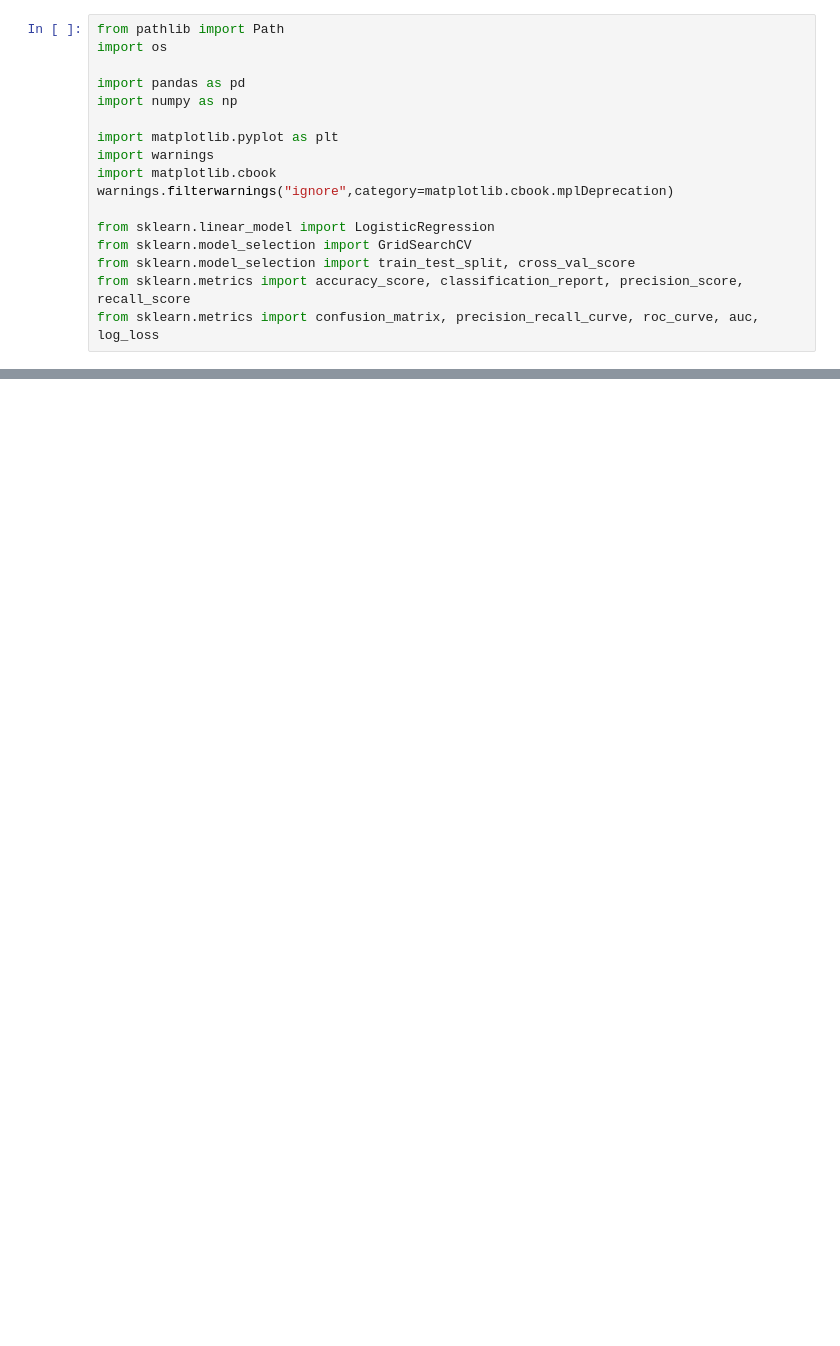
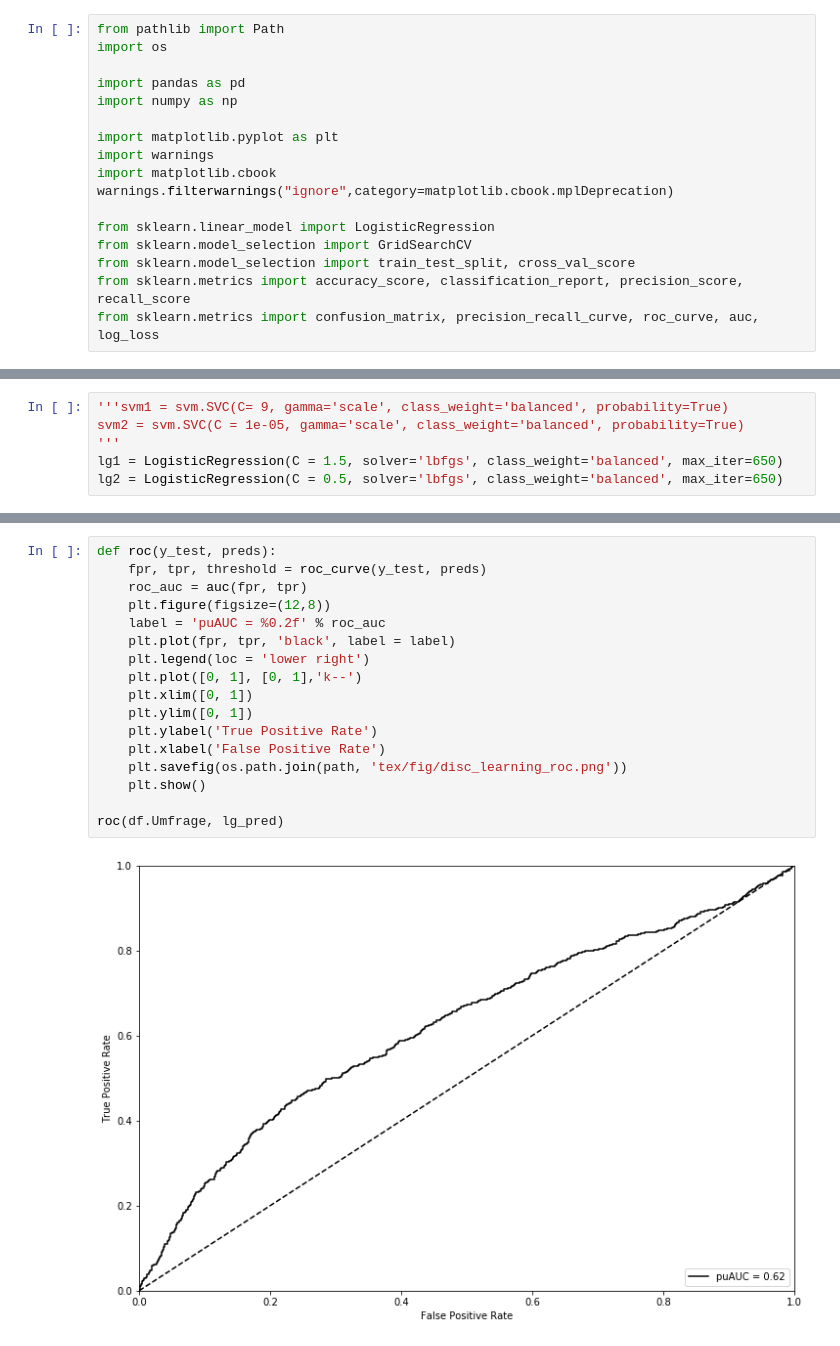
Before and after one commit to laksannathan/maximal-representative-sampling, a Jupyter notebook: src/Discriminative Learning For MRS.ipynb, the cells around one changed output, grey strips where cells are left out. Drawn from its saved outputs; the diff is of its cells as text; blank space fills up the shorter version.

```diff
--- a/src/Discriminative Learning For MRS.ipynb
+++ b/src/Discriminative Learning For MRS.ipynb
@@ -184,0 +187,6 @@ best score: 0.8800745650372825
+# %%
+'''svm1 = svm.SVC(C= 9, gamma='scale', class_weight='balanced', probability=True)
+svm2 = svm.SVC(C = 1e-05, gamma='scale', class_weight='balanced', probability=True)
+'''
+lg1 = LogisticRegression(C = 1.5, solver='lbfgs', class_weight='balanced', max_iter=650)
+lg2 = LogisticRegression(C = 0.5, solver='lbfgs', class_weight='balanced', max_iter=650)
@@ -184,0 +215,19 @@ best score: 0.8800745650372825
+# %%
+def roc(y_test, preds):
+    fpr, tpr, threshold = roc_curve(y_test, preds)
+    roc_auc = auc(fpr, tpr)
+    plt.figure(figsize=(12,8))
+    label = 'puAUC = %0.2f' % roc_auc
+    plt.plot(fpr, tpr, 'black', label = label)
+    plt.legend(loc = 'lower right')
+    plt.plot([0, 1], [0, 1],'k--')
+    plt.xlim([0, 1])
+    plt.ylim([0, 1])
+    plt.ylabel('True Positive Rate')
+    plt.xlabel('False Positive Rate')
+    plt.savefig(os.path.join(path, 'tex/fig/disc_learning_roc.png'))
+    plt.show()
+
+roc(df.Umfrage, lg_pred)
+# %% [output]
+[figure, added]
```
Also changed, not shown: parts of 4 cells of this notebook.
